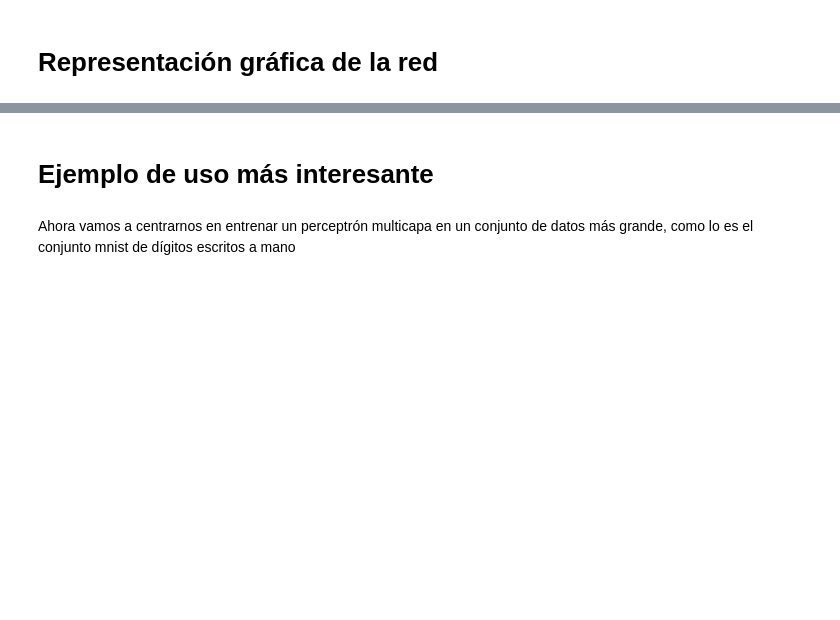
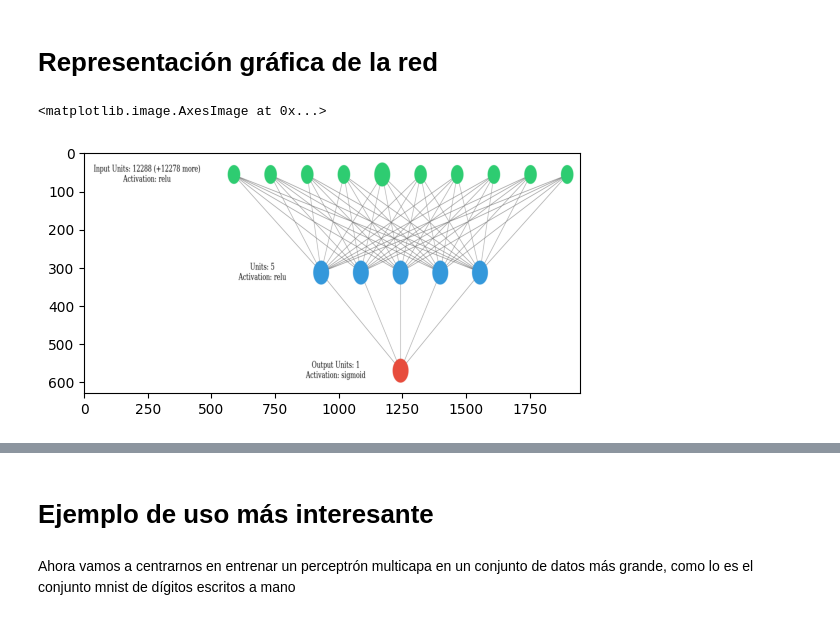
Before and after one commit to DiploDatos/AprendizajeSupervisado, a Jupyter notebook: Teórico/demo_6_neural_networks.ipynb, the cells around one changed output, grey strips where cells are left out. Saved outputs shown, nothing was run; the diff lists cells and outputs as text; code cells hidden in the pictures; blank space fills up the shorter version.

```diff
--- a/Teórico/demo_6_neural_networks.ipynb
+++ b/Teórico/demo_6_neural_networks.ipynb
@@ -313,4 +385,9 @@ visualkeras.layered_view(model, legend=True)
 # %%
 from keras_visualizer import visualizer #hay que instalarlo
-visualizer(model, filename='images/keras_visualizer', format='png', view=False)
+visualizer(model, file_name='images/keras_visualizer', file_format='png', view=False)
+#visualizer(model, file_name='graph', file_format=None, view=True, settings=None)
+plt.imshow(plt.imread('images/keras_visualizer.png'), aspect=1.5)
+# %% [output]
+<matplotlib.image.AxesImage at 0x...>
+[figure, added]
 # %%
```
Also changed, not shown: parts of 29 cells of this notebook, 8 other files.
